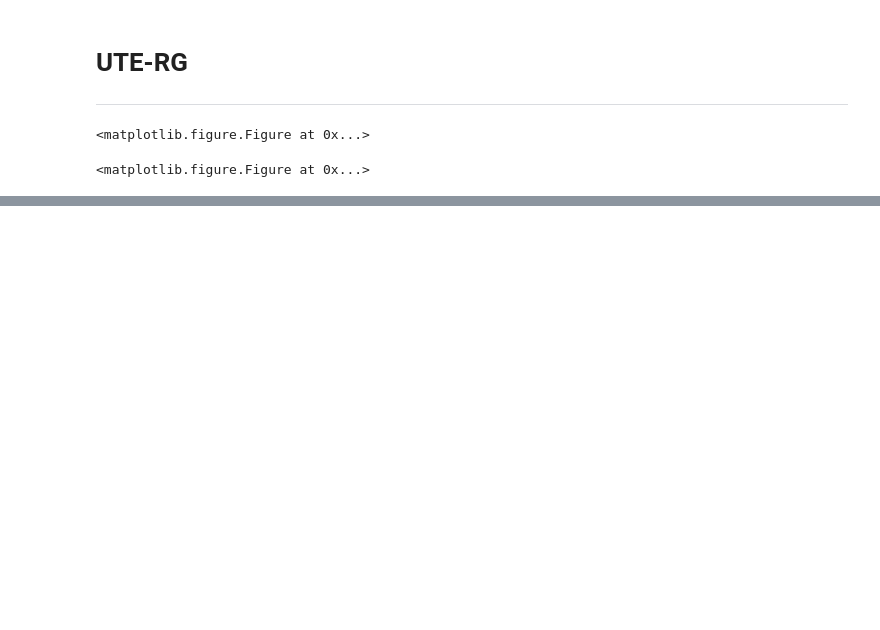
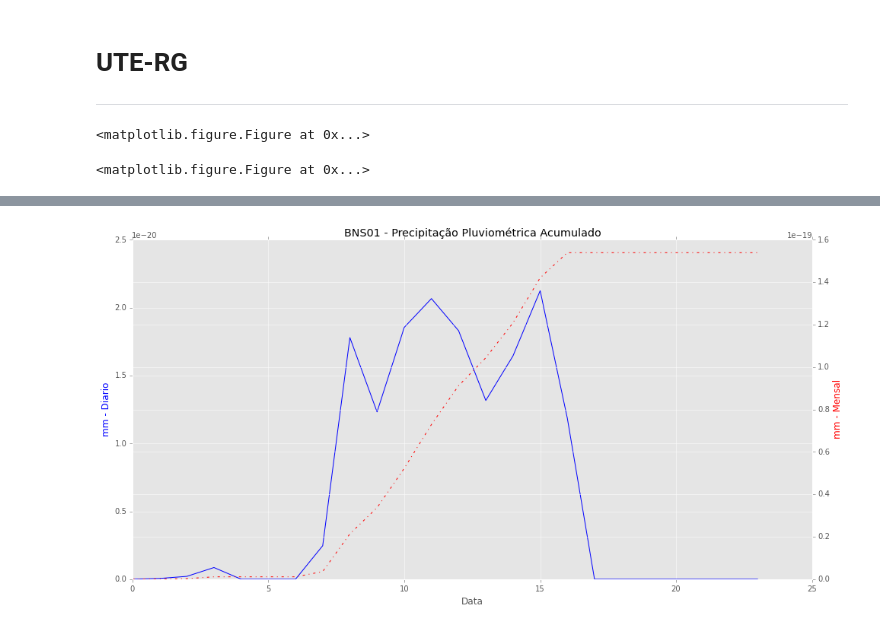
Before and after one commit to zrhans/python, a Jupyter notebook: exemplos/ute_rg.ipynb, the cells around one changed output, grey strips where cells are left out. Drawn from its saved outputs; the diff is of its cells as text; code cells hidden in the pictures; blank space fills up the shorter version.

```diff
--- a/exemplos/ute_rg.ipynb
+++ b/exemplos/ute_rg.ipynb
@@ -294,3 +315,34 @@ plt.ylabel('mm')
+# %%
+#Gerando grafico:-> Chuva
+namevar = "BNS01 - Precipitação Pluviométrica Acumulado"
+chuva = ndf['Chuva'].resample('D', how='sum') # Acumulado de chuva no dia
+chuva *= 10e-4
+acumulado = chuva.cumsum() # Acumulado de chuva no período inteiro do dataset
+
+#-----
+
+#fig, ax1 = plt.subplots()
+plt.figure(figsize=(16,8))
+#ax1 = plt.subplot(2,1,1)
+ax1 = plt.subplot()
+ax1.set_title(namevar)
+ax1.set_xlabel("Data")
+ax1.set_ylabel("mm - Diario",color='b')
+ax1.plot(chuva,color='b', )
+#x = int(len(chuva))
+#width = 0.25
+#height = 24.0
+#ax1.bar(x, chuva, width)
+
+
+ax2 = ax1.twinx() # Compartilhar o mesmo eixo x
+ax2.set_xlabel("Data")
+ax2.set_ylabel("mm - Mensal", color='r')
+ax2.plot(acumulado, color='r',linestyle='-.')
+
+plt.show()
+# %% [output]
+[figure, added]
 # %%
 #Gerando grafico:-> VVE
 namevar = "BNS01 - Velocidade do Vento"
```
Also changed, not shown: parts of 34 cells of this notebook.
